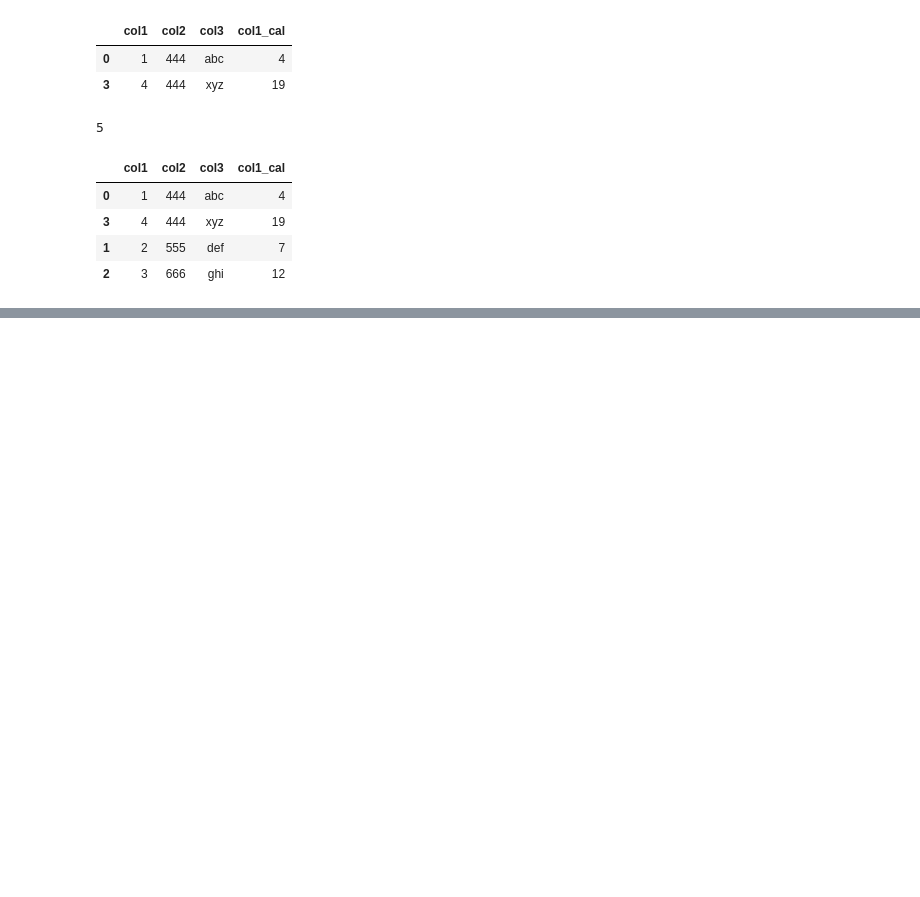
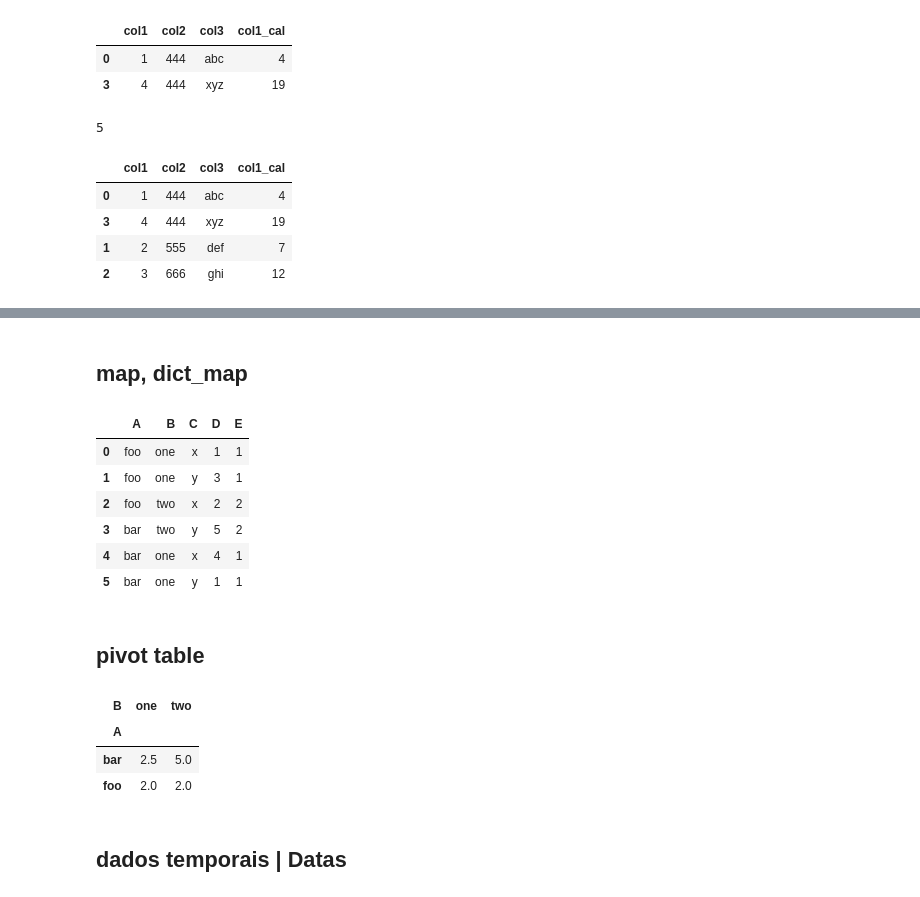
Before and after one commit to geovani2311/-understanding_pandas, a Jupyter notebook: aula_05.ipynb, the cells around one changed output, grey strips where cells are left out. Saved outputs shown, nothing was run; the diff lists cells and outputs as text; code cells hidden in the pictures; blank space fills up the shorter version.

```diff
--- a/aula_05.ipynb
+++ b/aula_05.ipynb
@@ -154,3 +154,10 @@ df.sort_values(by="col2")
 | 3 | 4 | 444 | xyz | 19 |
 | 1 | 2 | 555 | def | 7 |
 | 2 | 3 | 666 | ghi | 12 |
+# %%
+data = {'A':['foo','foo','foo','bar','bar','bar'],
+        'B':['one','one','two','two','one','one'],
+        'C':['x','y','x','y','x','y'],
+        'D':[1,3,2,5,4,1]}
+
+df = pd.DataFrame(data)
@@ -156,0 +174,28 @@ df.sort_values(by="col2")
+# %% [markdown]
+## map, dict_map
+# %%
+#criação de colunas condicionais, toda vez que ele tiver one na coluna ele traz 1 e se tiver two ele traz 2...
+dict_map = {"one":"1", "two":"2"}
+# %%
+df["E"] = df["B"].map(dict_map)
+# %%
+df
+# %% [output]
+|  | A | B | C | D | E |
+| 0 | foo | one | x | 1 | 1 |
+| 1 | foo | one | y | 3 | 1 |
+| 2 | foo | two | x | 2 | 2 |
+| 3 | bar | two | y | 5 | 2 |
+| 4 | bar | one | x | 4 | 1 |
+| 5 | bar | one | y | 1 | 1 |
+# %% [markdown]
+## pivot table
+# %%
+df.pivot_table(index="A", columns="B", values="D")
+# %% [output]
+| B | one | two |
+| A |  |  |
+| bar | 2.5 | 5.0 |
+| foo | 2.0 | 2.0 |
+# %% [markdown]
+## dados temporais | Datas
```
Also changed, not shown: parts of 16 cells of this notebook.
